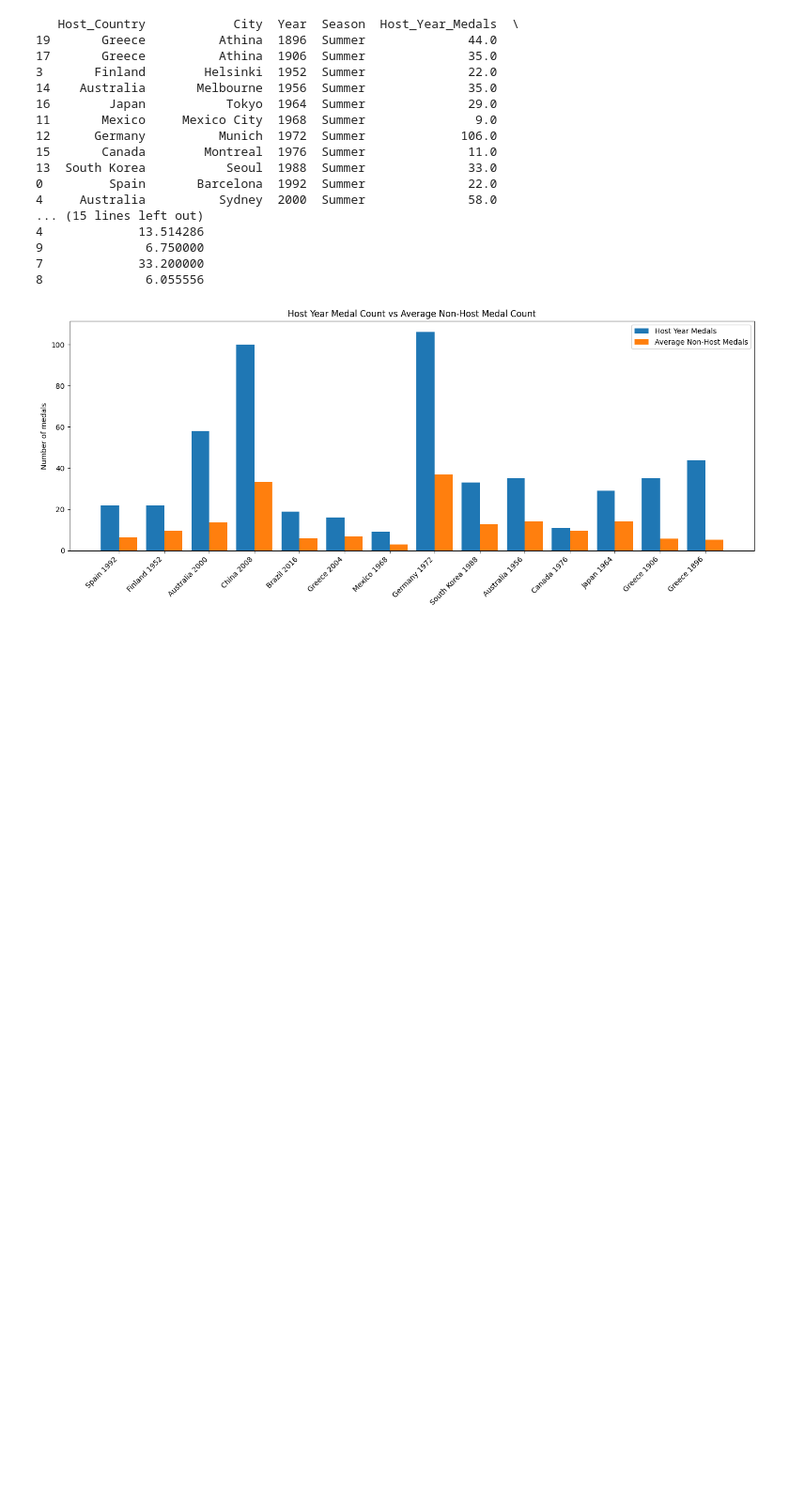
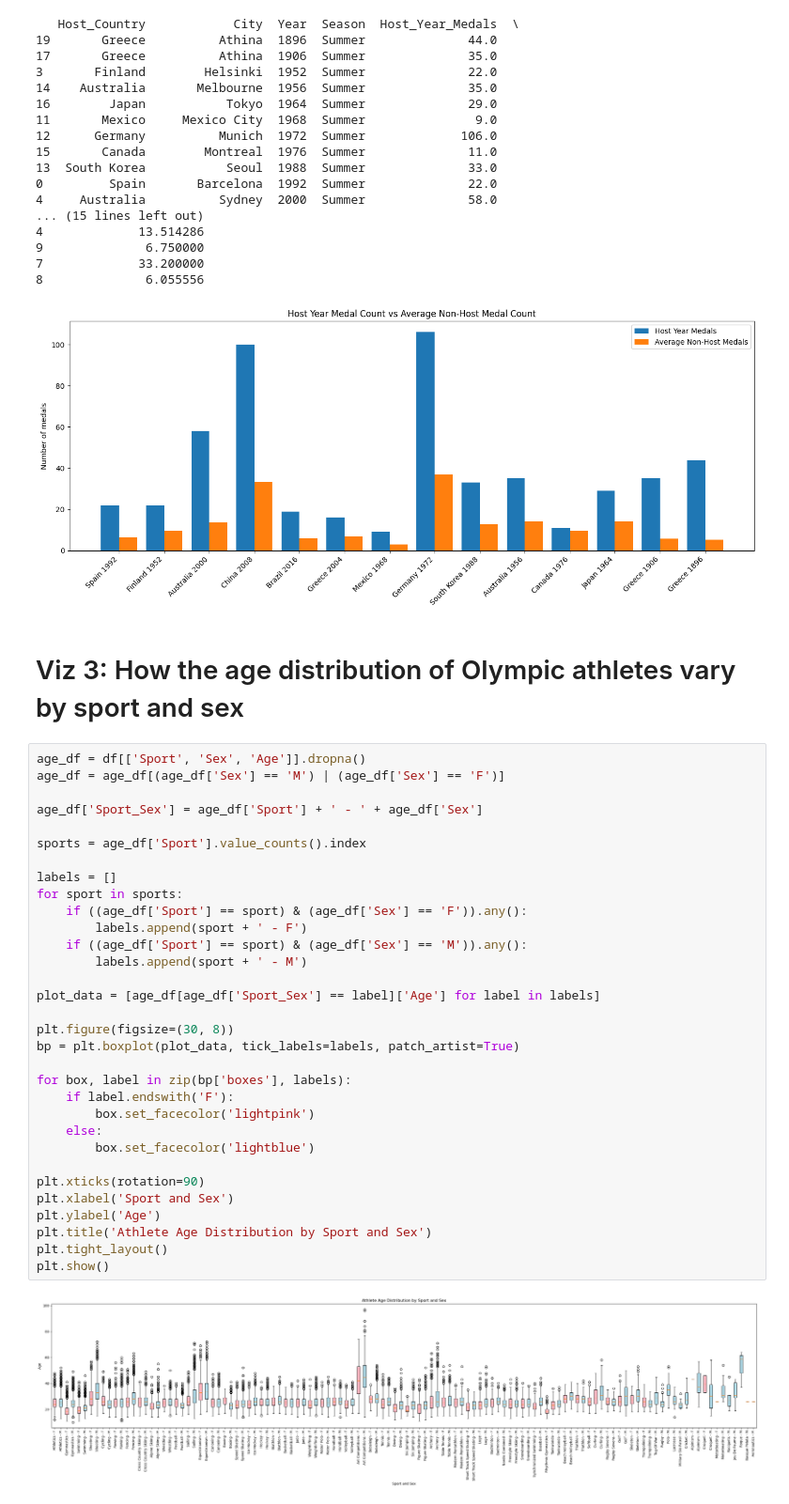
Before and after one commit to ahmed-52/ORIE-3120-Project, a Jupyter notebook: project.ipynb, the cells around one changed output. Shown at 94% size. Drawn from its saved outputs; the diff is of its cells as text; blank space fills up the shorter version.

```diff
--- a/project.ipynb
+++ b/project.ipynb
@@ -172,3 +172,39 @@ plt.show()
 7             33.200000
 8              6.055556
 [figure]
+# %% [markdown]
+# Viz 3: How the age distribution of Olympic athletes vary by sport and sex
+# %%
+age_df = df[['Sport', 'Sex', 'Age']].dropna()
+age_df = age_df[(age_df['Sex'] == 'M') | (age_df['Sex'] == 'F')]
+
+age_df['Sport_Sex'] = age_df['Sport'] + ' - ' + age_df['Sex']
+
+sports = age_df['Sport'].value_counts().index
+
+labels = []
+for sport in sports:
+    if ((age_df['Sport'] == sport) & (age_df['Sex'] == 'F')).any():
+        labels.append(sport + ' - F')
+    if ((age_df['Sport'] == sport) & (age_df['Sex'] == 'M')).any():
+        labels.append(sport + ' - M')
+
+plot_data = [age_df[age_df['Sport_Sex'] == label]['Age'] for label in labels]
+
+plt.figure(figsize=(30, 8))
+bp = plt.boxplot(plot_data, tick_labels=labels, patch_artist=True)
+
+for box, label in zip(bp['boxes'], labels):
+    if label.endswith('F'):
+        box.set_facecolor('lightpink')
+    else:
+        box.set_facecolor('lightblue')
+
+plt.xticks(rotation=90)
+plt.xlabel('Sport and Sex')
+plt.ylabel('Age')
+plt.title('Athlete Age Distribution by Sport and Sex')
+plt.tight_layout()
+plt.show()
+# %% [output]
+[figure, added]
```
